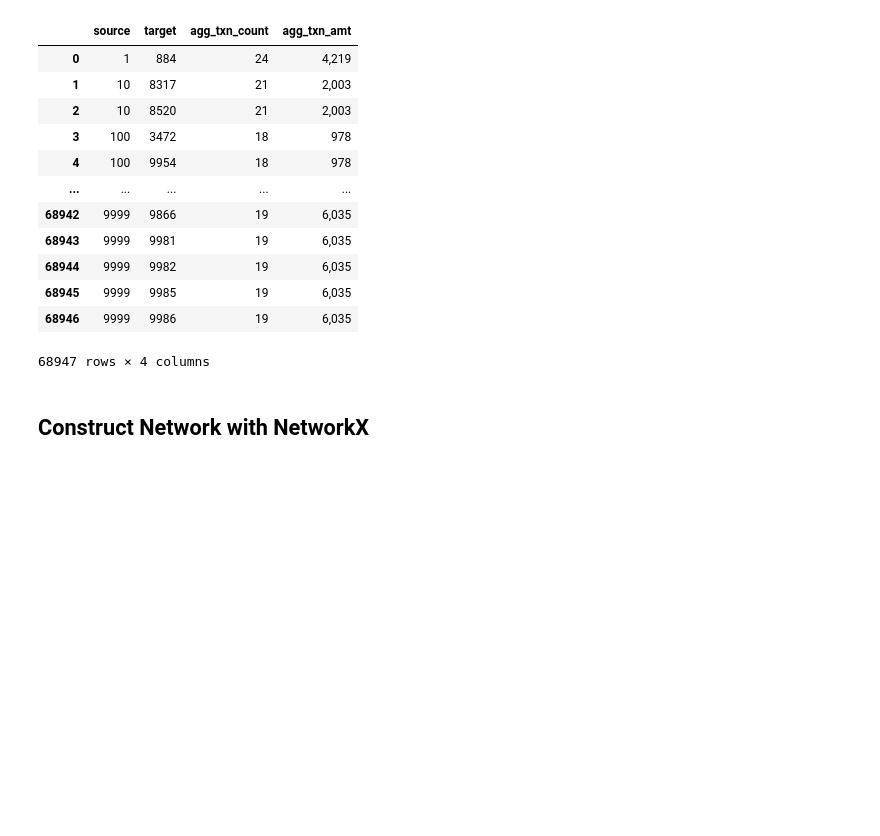
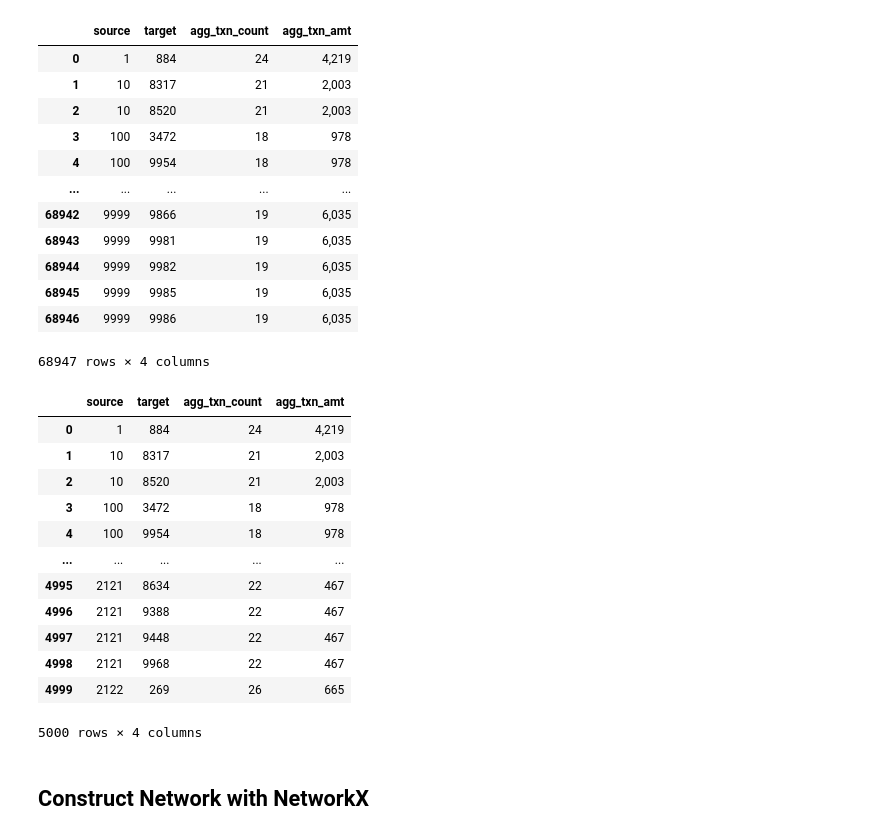
Before and after one commit to AARodgers/Stats-and-Plots, a Jupyter notebook: aml_project_full_dataset.ipynb, the cells around one changed output. Cells and saved outputs as stored; diff of their text form; code cells hidden in the pictures; blank space fills up the shorter version.

```diff
--- a/aml_project_full_dataset.ipynb
+++ b/aml_project_full_dataset.ipynb
@@ -56,6 +56,24 @@ edge_small
 | 68945 | 9999 | 9985 | 19 | 6,035 |
 | 68946 | 9999 | 9986 | 19 | 6,035 |
 68947 rows × 4 columns
+# %%
+# Make df smaller for faster processing
+first_5000_rows_df = edge_small.head(5000)
+first_5000_rows_df
+# %% [output]
+|  | source | target | agg_txn_count | agg_txn_amt |
+| 0 | 1 | 884 | 24 | 4,219 |
+| 1 | 10 | 8317 | 21 | 2,003 |
+| 2 | 10 | 8520 | 21 | 2,003 |
+| 3 | 100 | 3472 | 18 | 978 |
+| 4 | 100 | 9954 | 18 | 978 |
+| ... | ... | ... | ... | ... |
+| 4995 | 2121 | 8634 | 22 | 467 |
+| 4996 | 2121 | 9388 | 22 | 467 |
+| 4997 | 2121 | 9448 | 22 | 467 |
+| 4998 | 2121 | 9968 | 22 | 467 |
+| 4999 | 2122 | 269 | 26 | 665 |
+5000 rows × 4 columns
 # %% [markdown]
 <h2>Construct Network with NetworkX</h2>
 # %%
```
Also changed, not shown: parts of 7 cells of this notebook.
